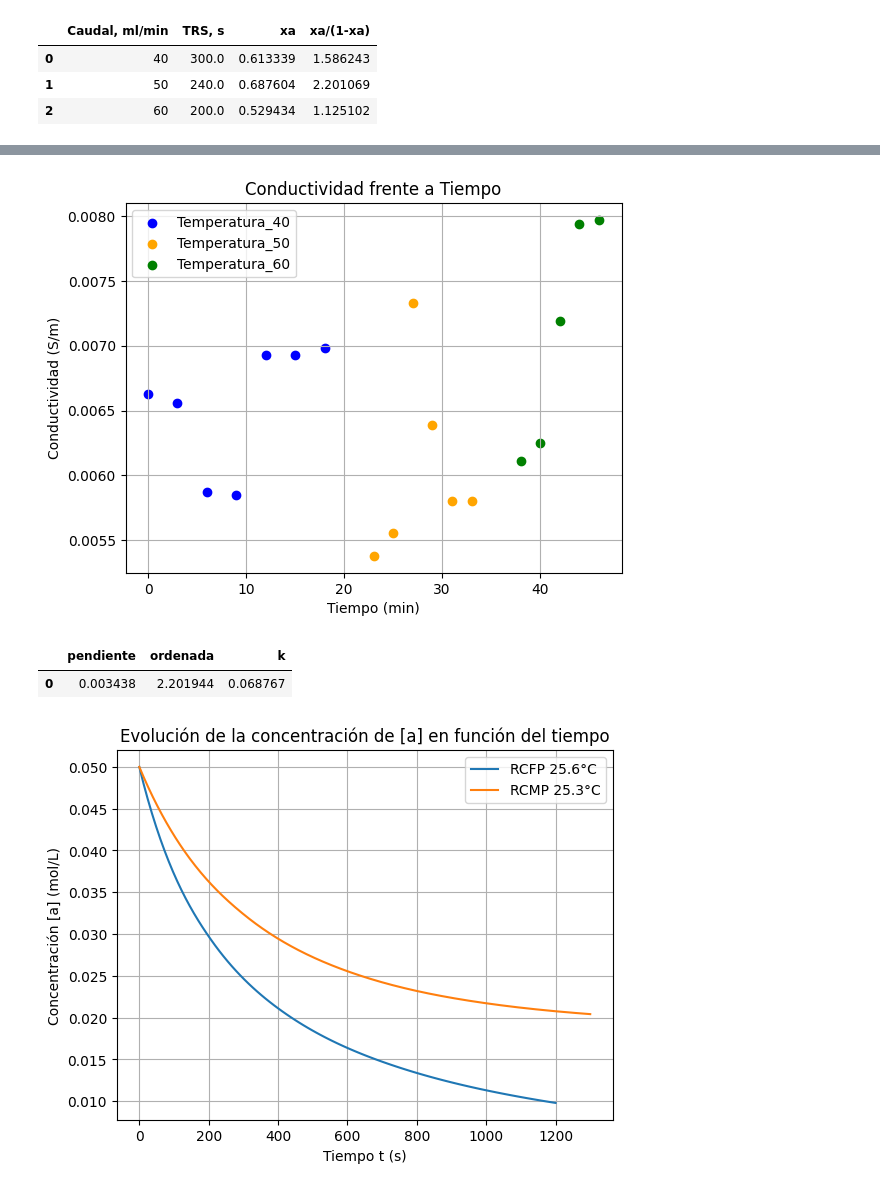
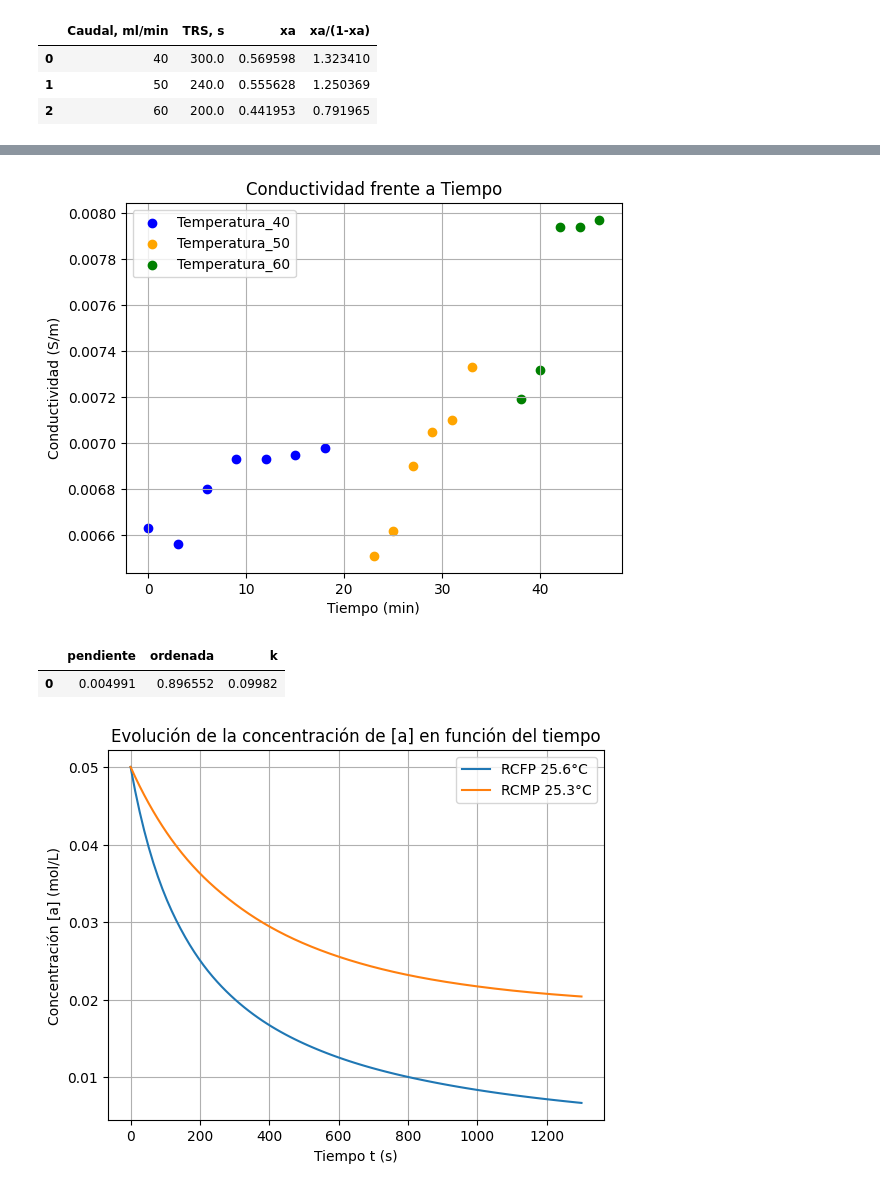
Before and after one commit to ChristianPh404/exp2, a Jupyter notebook: pract4.ipynb, the cells around one changed output, grey strips where cells are left out. Drawn from its saved outputs; the diff is of its cells as text; code cells hidden in the pictures.

```diff
--- a/pract4.ipynb
+++ b/pract4.ipynb
@@ -19,21 +19,21 @@ medidas = [
      'FA': [40]*7,
      'FB': [40]*7,
      'T0': 25.6,
-     'conductividad': [6.63/1000, 6.56/1000, 5.87/1000, 5.85/1000, 6.93/1000, 6.93/1000,6.98/1000]},
+     'conductividad': [6.63/1000, 6.56/1000, 6.80/1000, 6.93/1000, 6.93/1000, 6.95/1000,6.98/1000]},
 
     {'temperatura': [25.6, 25.6, 25.6, 25.6, 25.6,25.6],
      'tiempos' : [23, 25, 27, 29, 31,33],
      'FA': [50]*6,
      'FB': [50]*6,
      'T0' : 25.6,
-     'conductividad': [5.38/1000, 5.56/1000, 7.33/1000, 6.39/1000,  5.8/1000,5.8/1000]},
+     'conductividad': [6.51/1000, 6.62/1000, 6.90/1000, 7.05/1000,  7.10/1000, 7.33/1000]},
 
     {'temperatura': [25.6,25.6 , 25.6, 25.6, 25.6],
      'T0' : np.mean([25.6,25.6 , 25.6, 25.6, 25.6]),
      'FA': [60]*5,
      'FB': [60]*5,
      'tiempos' : [38, 40, 42, 44, 46],
-     'conductividad': [6.11/1000, 6.25/1000, 7.19/1000, 7.94/1000, 7.97/1000]},
+     'conductividad': [7.19/1000, 7.32/1000, 7.940/1000, 7.94/1000, 7.97/1000]},
 ]
 
 dataframes_medidas = {}
@@ -254,4 +254,4 @@ plt.show()
 |  | Caudal, ml/min | TRS, s | xa | xa/(1-xa) |
-| 0 | 40 | 300.0 | 0.613339 | 1.586243 |
-| 1 | 50 | 240.0 | 0.687604 | 2.201069 |
-| 2 | 60 | 200.0 | 0.529434 | 1.125102 |
+| 0 | 40 | 300.0 | 0.569598 | 1.323410 |
+| 1 | 50 | 240.0 | 0.555628 | 1.250369 |
+| 2 | 60 | 200.0 | 0.441953 | 0.791965 |
@@ -259,4 +259,4 @@ plt.show()
-[figure, old version]
+[figure, new version]
 |  | pendiente | ordenada | k |
-| 0 | 0.003438 | 2.201944 | 0.068767 |
+| 0 | 0.004991 | 0.896552 | 0.09982 |
-[figure, old version]
+[figure, new version]
```
Also changed, not shown: parts of 2 cells of this notebook.
